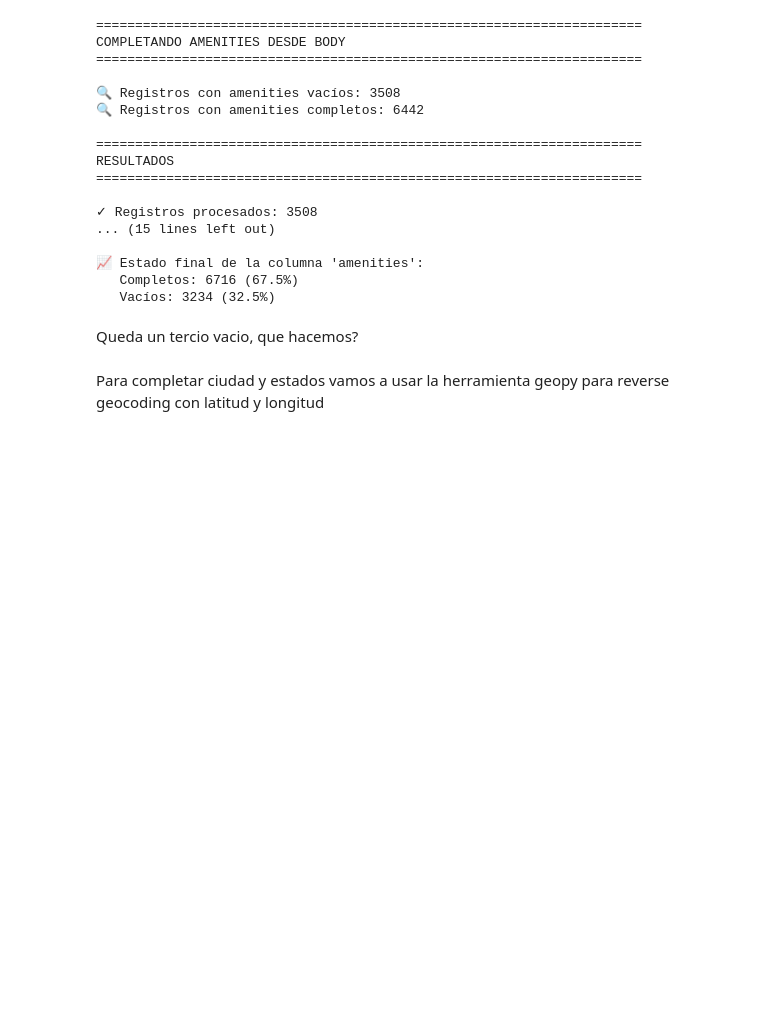
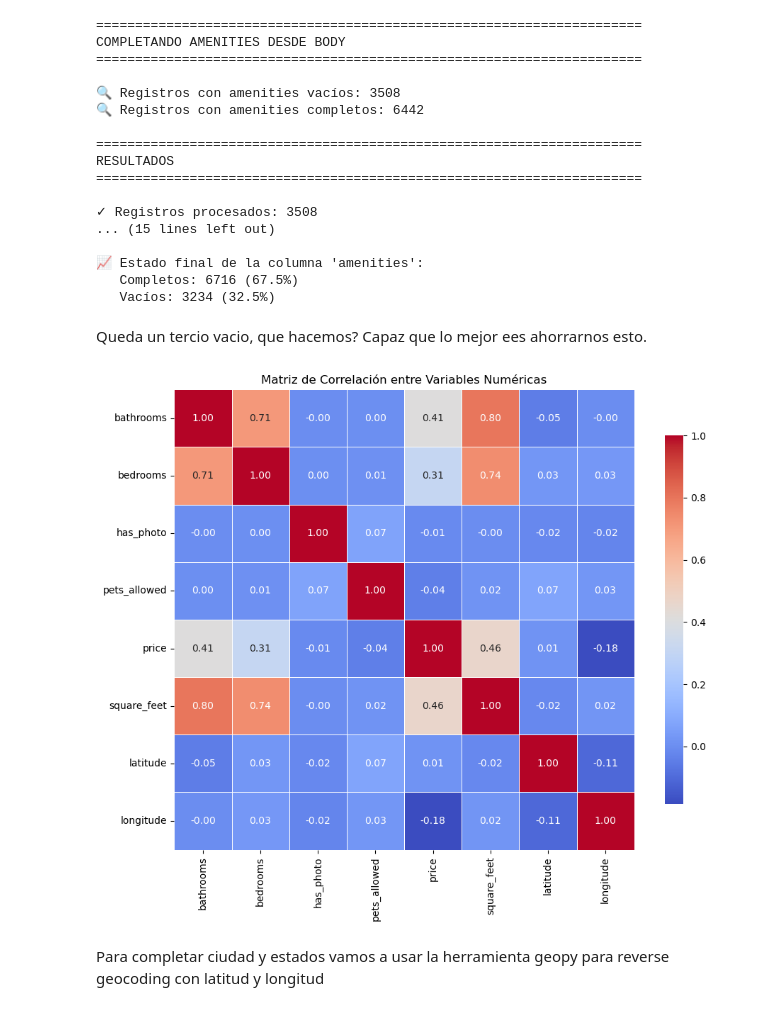
Before and after one commit to mperez14ang/ObligatorioAD, a Jupyter notebook: EDA+PreparamientodeDatos.ipynb, the cells around one changed output. Saved outputs shown, nothing was run; the diff lists cells and outputs as text; code cells hidden in the pictures; blank space fills up the shorter version.

```diff
--- a/EDA+PreparamientodeDatos.ipynb
+++ b/EDA+PreparamientodeDatos.ipynb
@@ -184,7 +173,16 @@ price_display: Duplicado de price
 source: No aporta al precio del apartamento
 time: Las fechas son todas del 2019, no hay variación temporal útil
 # %%
-df = df.drop(['id', 'category', 'currency', 'fee', 'price_display', 'source', 'time'], axis=1)
+# Eliminar columnas irrelevantes (ya identificadas en tu análisis)
+columnas_eliminar = ['id', 'category', 'currency', 'fee', 'price_display', 'source', 'time']
+columnas_eliminar = [col for col in columnas_eliminar if col in df.columns]
+df = df.drop(columnas_eliminar, axis=1)
+# %%
+# Eliminar filas con valores críticos faltantes
+columnas_criticas = ['bathrooms', 'latitude', 'longitude', 'bedrooms', 'price', 'square_feet']
+columnas_criticas = [col for col in columnas_criticas if col in df.columns]
+registros_antes = len(df)
+df = df.dropna(subset=columnas_criticas)
 # %%
 df_pets_vacios = df[df['pets_allowed'].isnull()]
 
@@ -591,7 +556,36 @@ RESULTADOS
    Completos: 6716 (67.5%)
    Vacíos: 3234 (32.5%)
 # %% [markdown]
-Queda un tercio vacio, que hacemos?
+Queda un tercio vacio, que hacemos? Capaz que lo mejor ees ahorrarnos esto.
+# %%
+"""
+Muestra un heatmap simple de correlación entre variables numéricas del DataFrame.
+"""
+# Seleccionar solo columnas numéricas
+df_numeric = df.select_dtypes(include=[np.number])
+
+# Calcular la matriz de correlación
+corr_matrix = df_numeric.corr()
+
+# Configurar el tamaño del gráfico
+plt.figure(figsize=(10, 8))
+
+# Crear el heatmap
+sns.heatmap(
+    corr_matrix,
+    annot=True,          # Mostrar los valores dentro de las celdas
+    fmt=".2f",           # Formato de los números
+    cmap="coolwarm",     # Paleta de colores
+    square=True,         # Cuadrado en cada celda
+    linewidths=0.5,      # Líneas entre celdas
+    cbar_kws={"shrink": 0.8}  # Ajuste de la barra de colores
+)
+
+plt.title("Matriz de Correlación entre Variables Numéricas")
+plt.tight_layout()
+plt.show()
+# %% [output]
+[figure, added]
 # %% [markdown]
 Para completar ciudad y estados vamos a usar la herramienta geopy para reverse geocoding con latitud y longitud
 # %%
```
Also changed, not shown: parts of 27 cells of this notebook, 10 other files.
